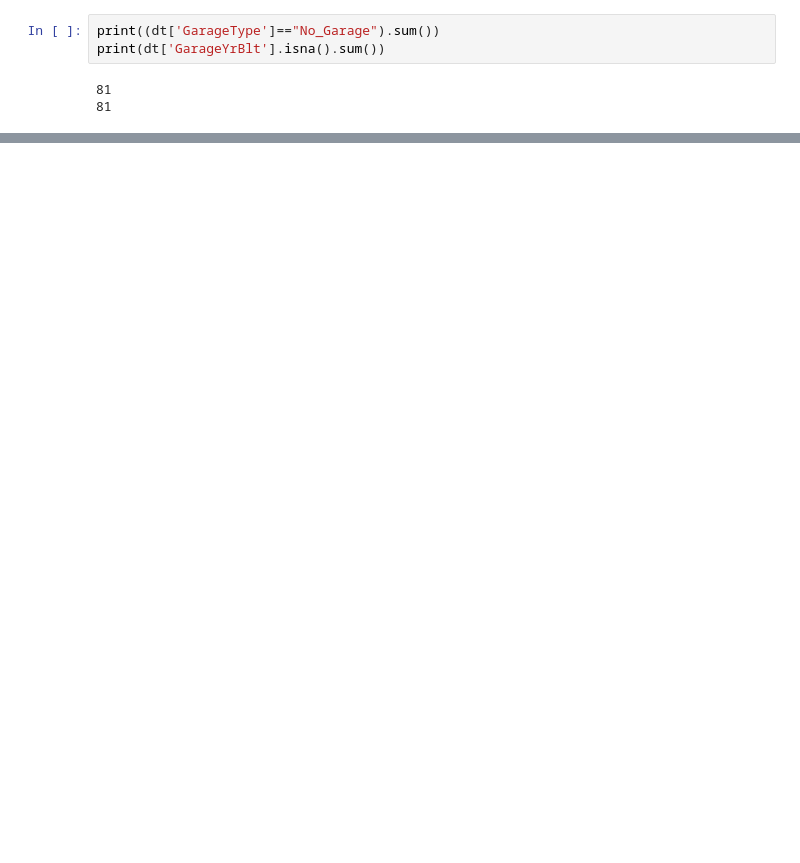
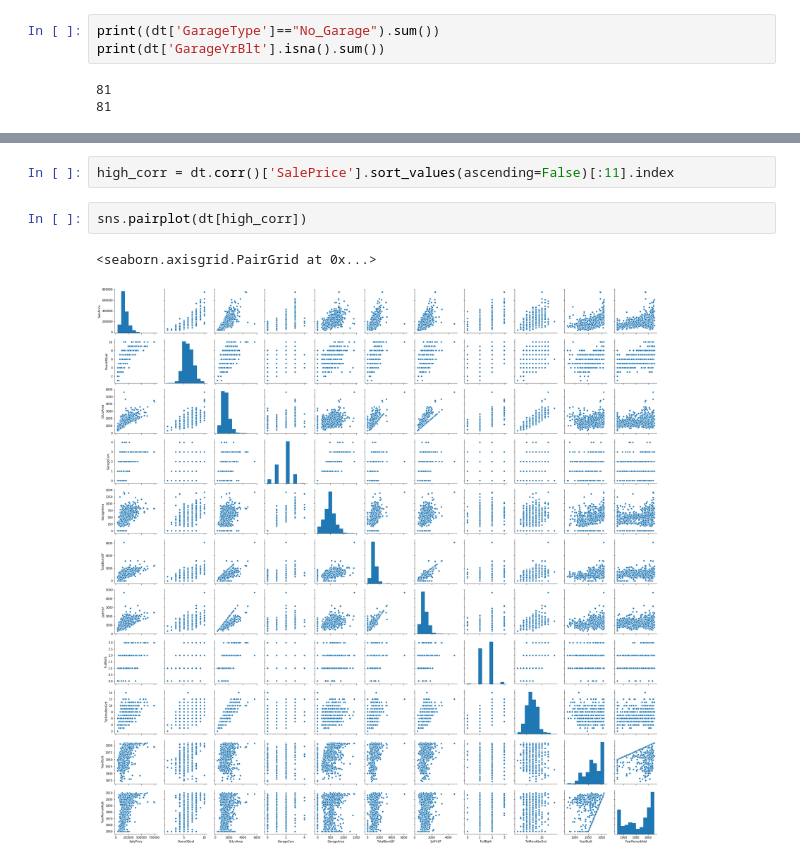
Before and after one commit to ber0-0/BrainStation-Capstone-Sale-Price-Prediction, a Jupyter notebook: Data_Cleansing.ipynb, the cells around one changed output, grey strips where cells are left out. Saved outputs shown, nothing was run; the diff lists cells and outputs as text; blank space fills up the shorter version.

```diff
--- a/Data_Cleansing.ipynb
+++ b/Data_Cleansing.ipynb
@@ -198,3 +238,10 @@ dtype: object
+# %%
+high_corr = dt.corr()['SalePrice'].sort_values(ascending=False)[:11].index
+# %%
+sns.pairplot(dt[high_corr])
+# %% [output]
+<seaborn.axisgrid.PairGrid at 0x...>
+[figure, added]
 # %%
 object_dt = list(dt.select_dtypes(include='object').columns)
 object_dt
```
Also changed, not shown: parts of 21 cells of this notebook.
